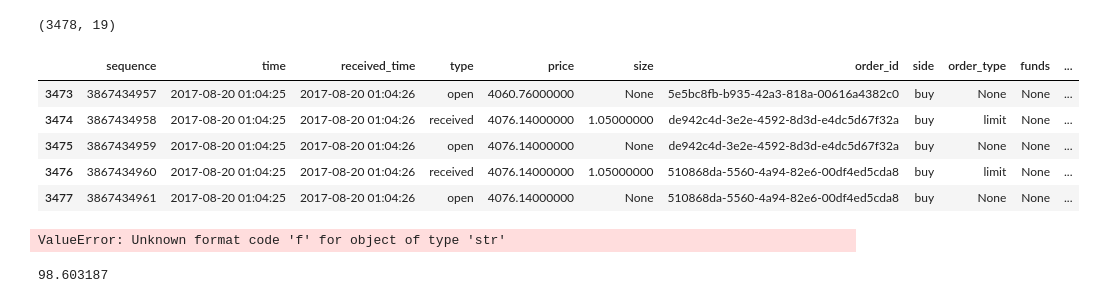
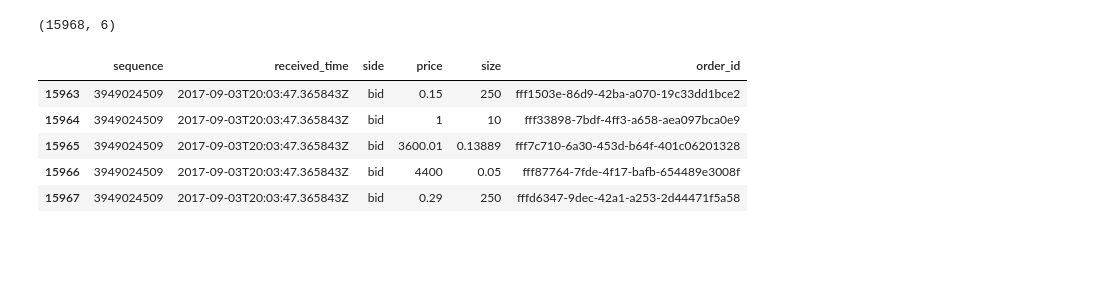
Before and after one commit to divir94/bitcoin, a Jupyter notebook: bitcoin/notebooks/Storage.ipynb, the cells around one changed output. Cells and saved outputs as stored; diff of their text form; code cells hidden in the pictures; blank space fills up the shorter version.

```diff
--- a/bitcoin/notebooks/Storage.ipynb
+++ b/bitcoin/notebooks/Storage.ipynb
@@ -12,27 +13,14 @@ import bitcoin.storage.util as sutil
 [interactive output not drawn]
 # %%
 yesterday = pd.datetime.now() - pd.offsets.Day(1)
-msgs = pd.read_sql('select * from {} where time > "{}"'.format('GdaxMessages', yesterday), con=sutil.ENGINE)
-print spread.shape
-msgs.tail()
+df = pd.read_sql('select * from {} where sequence = "3949024509"'.format('GdaxBtcUsdSnapshot'), con=sutil.ENGINE)
+print df.shape
+df.tail()
 # %% [output]
-(3478, 19)
+(15968, 6)
-|  | sequence | time | received_time | type | price | size | order_id | side | order_type | funds | ... |
-| 3473 | 3867434957 | 2017-08-20 01:04:25 | 2017-08-20 01:04:26 | open | 4060.76000000 | None | 5e5bc8fb-b935-42a3-818a-00616a4382c0 | buy | None | None | ... |
-| 3474 | 3867434958 | 2017-08-20 01:04:25 | 2017-08-20 01:04:26 | received | 4076.14000000 | 1.05000000 | de942c4d-3e2e-4592-8d3d-e4dc5d67f32a | buy | limit | None | ... |
-| 3475 | 3867434959 | 2017-08-20 01:04:25 | 2017-08-20 01:04:26 | open | 4076.14000000 | None | de942c4d-3e2e-4592-8d3d-e4dc5d67f32a | buy | None | None | ... |
-| 3476 | 3867434960 | 2017-08-20 01:04:25 | 2017-08-20 01:04:26 | received | 4076.14000000 | 1.05000000 | 510868da-5560-4a94-82e6-00df4ed5cda8 | buy | limit | None | ... |
-| 3477 | 3867434961 | 2017-08-20 01:04:25 | 2017-08-20 01:04:26 | open | 4076.14000000 | None | 510868da-5560-4a94-82e6-00df4ed5cda8 | buy | None | None | ... |
+|  | sequence | received_time | side | price | size | order_id |
+| 15963 | 3949024509 | 2017-09-03T20:03:47.365843Z | bid | 0.15 | 250 | fff1503e-86d9-42ba-a070-19c33dd1bce2 |
+| 15964 | 3949024509 | 2017-09-03T20:03:47.365843Z | bid | 1 | 10 | fff33898-7bdf-4ff3-a658-aea097bca0e9 |
+| 15965 | 3949024509 | 2017-09-03T20:03:47.365843Z | bid | 3600.01 | 0.13889 | fff7c710-6a30-453d-b64f-401c06201328 |
+| 15966 | 3949024509 | 2017-09-03T20:03:47.365843Z | bid | 4400 | 0.05 | fff87764-7fde-4f17-bafb-654489e3008f |
+| 15967 | 3949024509 | 2017-09-03T20:03:47.365843Z | bid | 0.29 | 250 | fffd6347-9dec-42a1-a253-2d44471f5a58 |
-# %%
-start = datetime.utcnow()
-
-
-
-'Stored {} messages in {} in {:.2f}s'.format(len([1]), 2, time_elapsed)
-# %% [output]
-ValueError: Unknown format code 'f' for object of type 'str'
-# %%
-time_elapsed = (datetime.utcnow() - start)
-time_elapsed.total_seconds()
-# %% [output]
-98.603187
```
Also changed, not shown: parts of 3 cells of this notebook, 8 other files.
